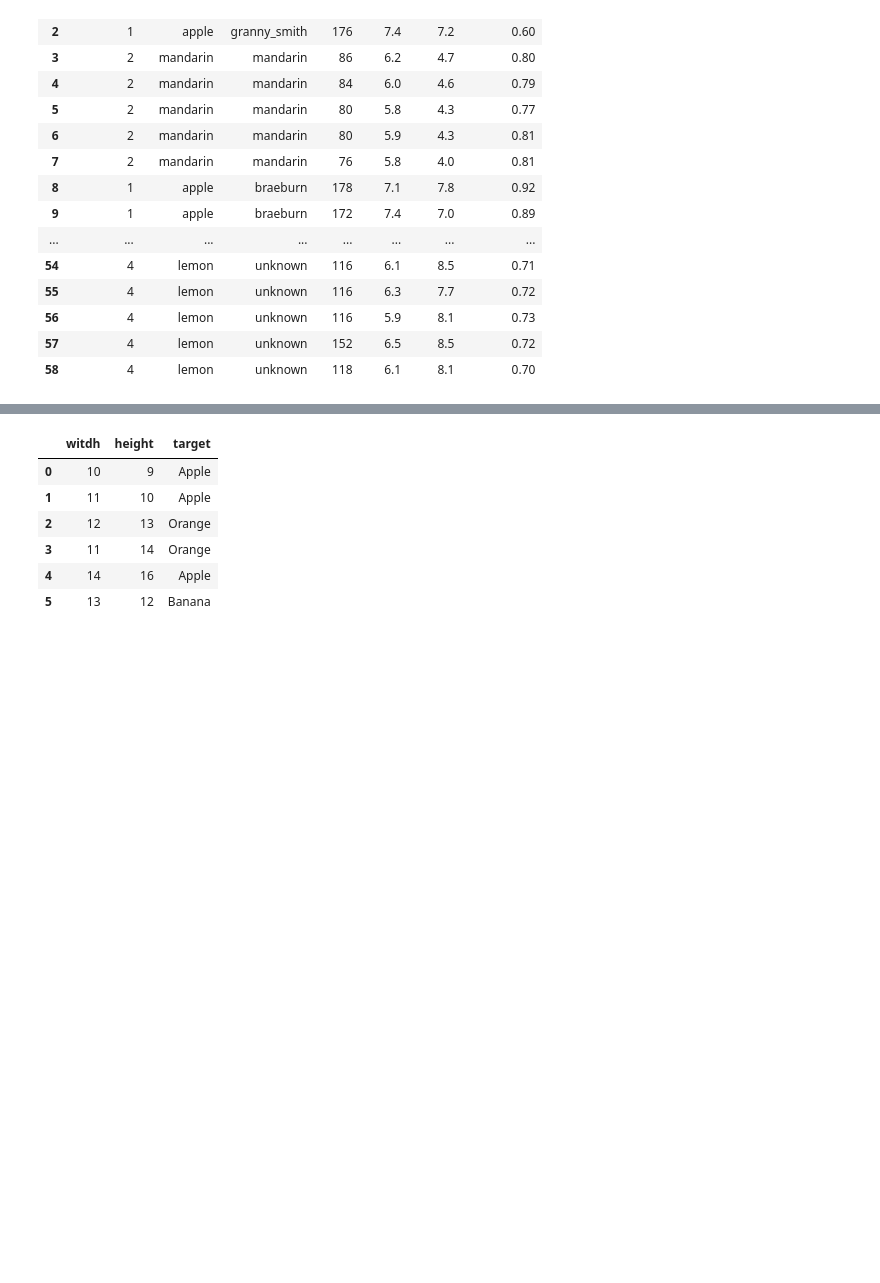
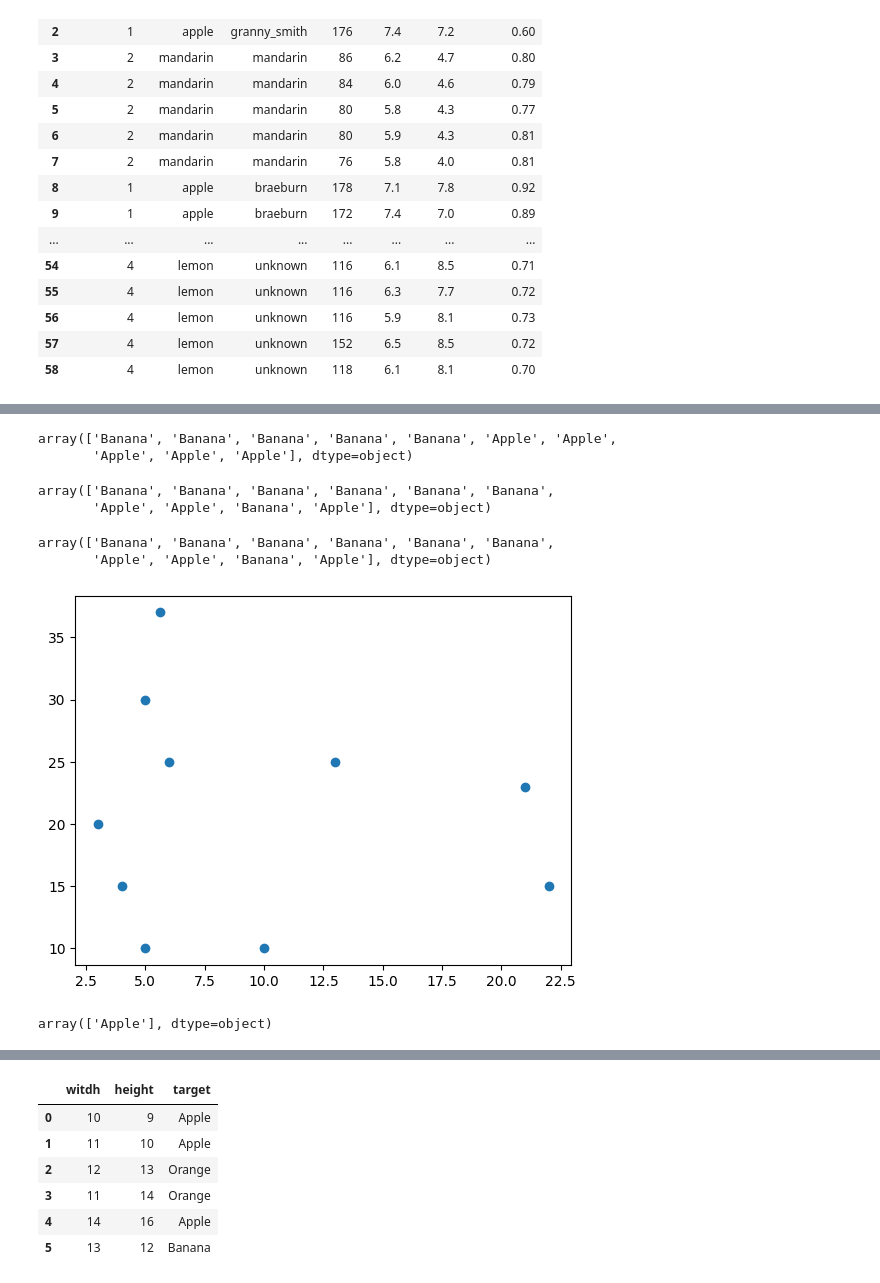
Before and after one commit to ghosh-vishnu/Machine-Learning, a Jupyter notebook: Day_01.ipynb, the cells around one changed output, grey strips where cells are left out. Saved outputs shown, nothing was run; the diff lists cells and outputs as text; code cells hidden in the pictures; blank space fills up the shorter version.

```diff
--- a/Day_01.ipynb
+++ b/Day_01.ipynb
@@ -351,0 +369,4 @@ df2
+# %%
+# KNN-----(K Nearest Neighbour)
+X1=df2.iloc[:,:-1].values
+X1
@@ -351,0 +384,3 @@ df2
+# %%
+Y1=df2.iloc[:,-1].values
+Y1
@@ -351,0 +406,3 @@ df2
+# %%
+model2=KNeighborsClassifier()
+model2.fit(X1,Y1)
@@ -351,0 +428,26 @@ df2
+# %%
+Y1
+# %% [output]
+array(['Banana', 'Banana', 'Banana', 'Banana', 'Banana', 'Apple', 'Apple',
+       'Apple', 'Apple', 'Apple'], dtype=object)
+# %%
+model2.predict(X1)
+# %% [output]
+array(['Banana', 'Banana', 'Banana', 'Banana', 'Banana', 'Banana',
+       'Apple', 'Apple', 'Banana', 'Apple'], dtype=object)
+# %%
+Y_pred=model2.predict(X1)
+Y_pred
+# %% [output]
+array(['Banana', 'Banana', 'Banana', 'Banana', 'Banana', 'Banana',
+       'Apple', 'Apple', 'Banana', 'Apple'], dtype=object)
+# %%
+plt.scatter(X1[:,0],X1[:,1])
+# plt.plot(X1)
+plt.show()
+# %% [output]
+[figure, added]
+# %%
+model2.predict([[17.5,22.5]])
+# %% [output]
+array(['Apple'], dtype=object)
```
Also changed, not shown: parts of 33 cells of this notebook, 4 other files.
